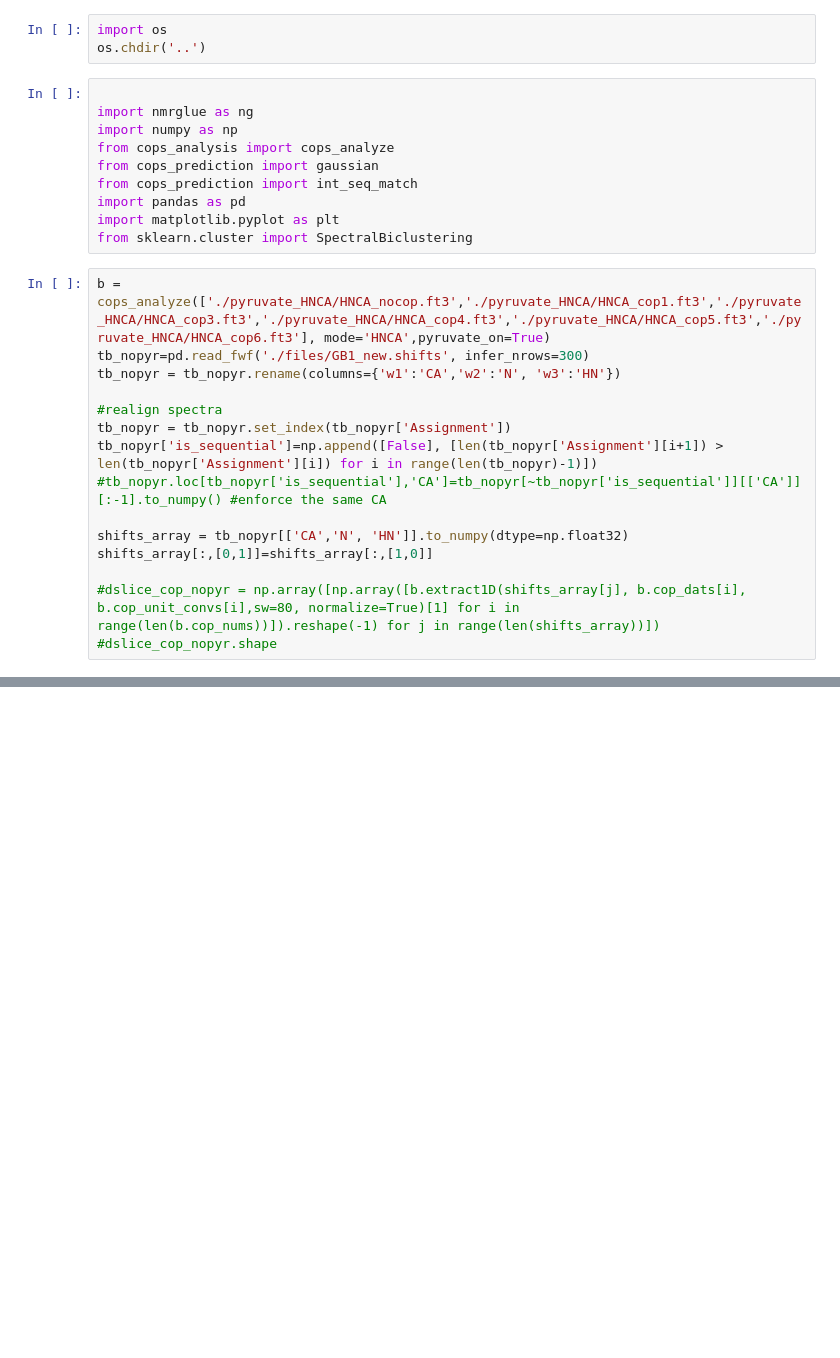
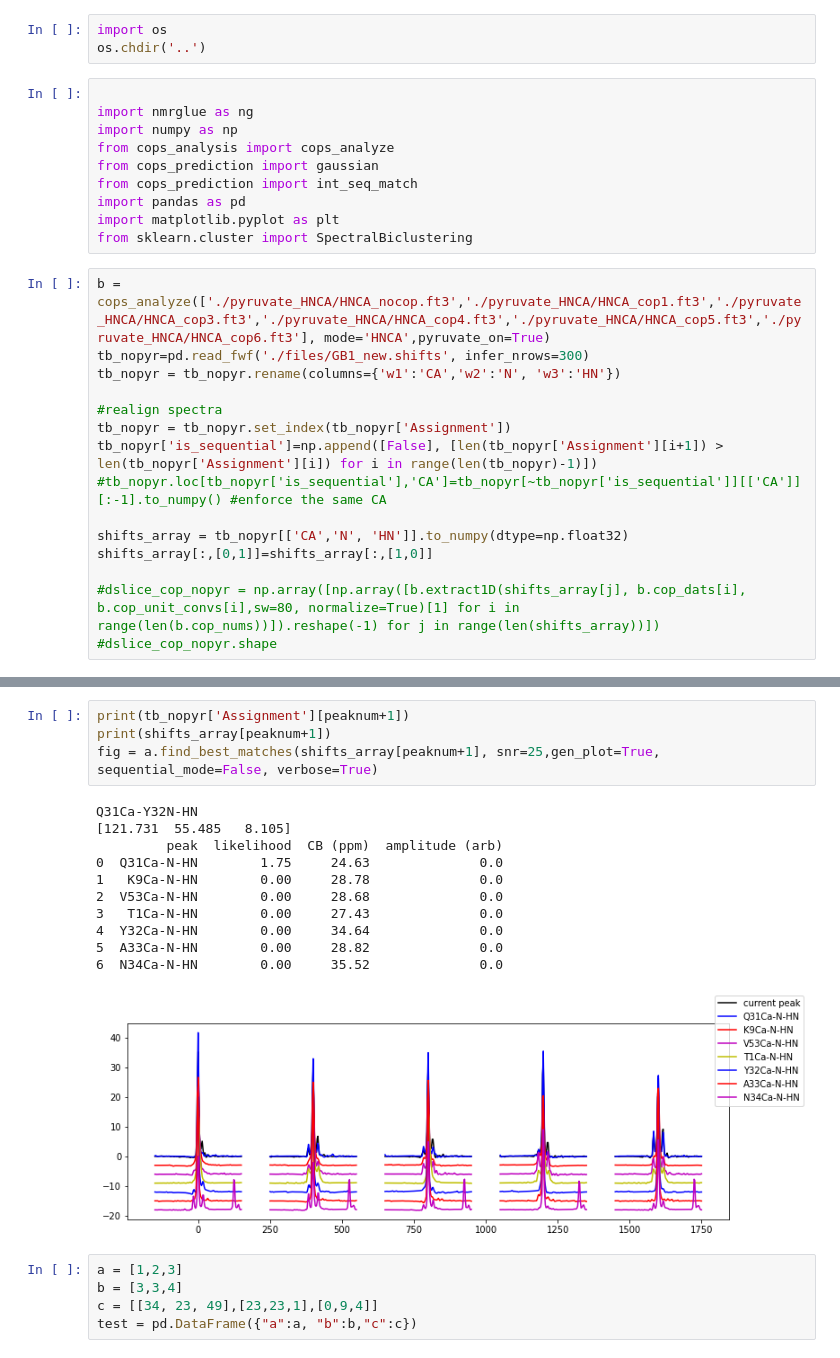
Before and after one commit to hkwang/COPS_analysis, a Jupyter notebook: dev/cops_xcorrelation_script.ipynb, the cells around one changed output, grey strips where cells are left out. Cells and saved outputs as stored; diff of their text form; blank space fills up the shorter version.

```diff
--- a/dev/cops_xcorrelation_script.ipynb
+++ b/dev/cops_xcorrelation_script.ipynb
@@ -48,0 +64,21 @@ D21Ca-N-HN
+# %%
+print(tb_nopyr['Assignment'][peaknum+1])
+print(shifts_array[peaknum+1])
+fig = a.find_best_matches(shifts_array[peaknum+1], snr=25,gen_plot=True, sequential_mode=False, verbose=True)
+# %% [output]
+Q31Ca-Y32N-HN
+[121.731  55.485   8.105]
+         peak  likelihood  CB (ppm)  amplitude (arb)
+0  Q31Ca-N-HN        1.75     24.63              0.0
+1   K9Ca-N-HN        0.00     28.78              0.0
+2  V53Ca-N-HN        0.00     28.68              0.0
+3   T1Ca-N-HN        0.00     27.43              0.0
+4  Y32Ca-N-HN        0.00     34.64              0.0
+5  A33Ca-N-HN        0.00     28.82              0.0
+6  N34Ca-N-HN        0.00     35.52              0.0
+[figure, added]
+# %%
+a = [1,2,3]
+b = [3,3,4]
+c = [[34, 23, 49],[23,23,1],[0,9,4]]
+test = pd.DataFrame({"a":a, "b":b,"c":c})
```
Also changed, not shown: parts of 3 cells of this notebook, 2 other files.
